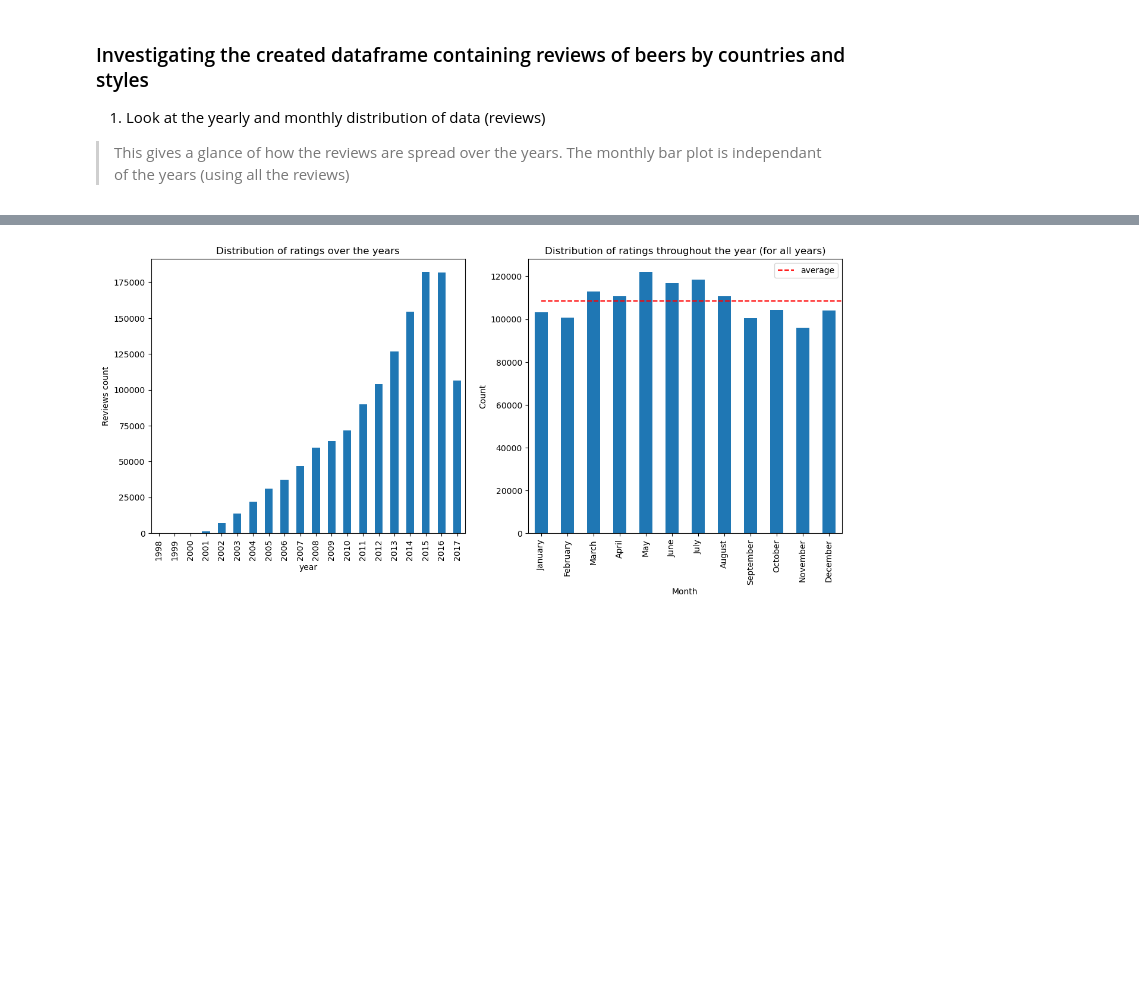
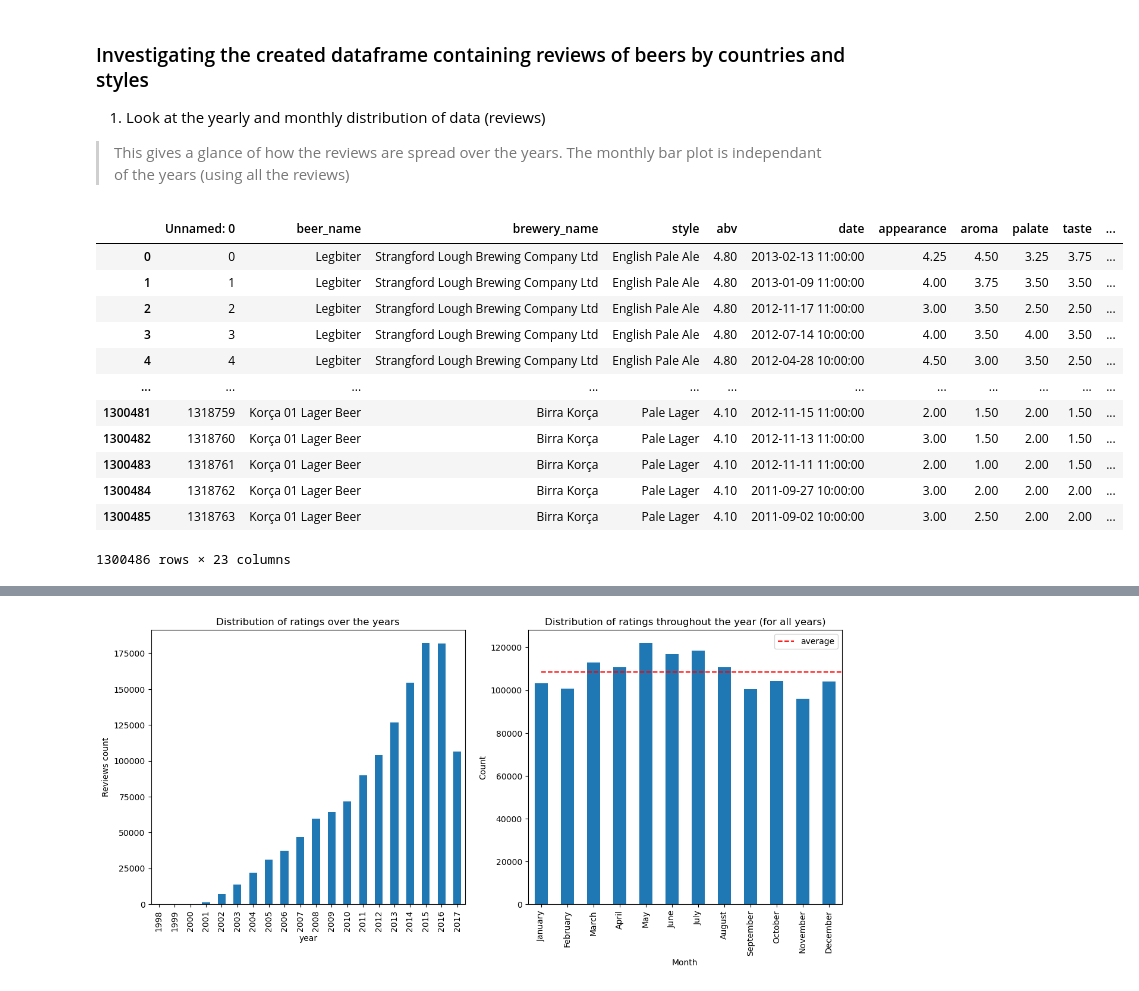
Before and after one commit to epfl-ada/ada-2024-project-kjaaanalytics, a Jupyter notebook: results.ipynb, the cells around one changed output, grey strips where cells are left out. Cells and saved outputs as stored; diff of their text form; code cells hidden in the pictures; blank space fills up the shorter version.

```diff
--- a/results.ipynb
+++ b/results.ipynb
@@ -509,6 +508,22 @@ Dataframe exported to 'local_data/cleaned_ratings.csv'!
 > This gives a glance of how the reviews are spread over the years. The monthly bar plot is independant of the years (using all the reviews)
 # %%
 # IF needed, load the cleaned dataset from .csv file
-DATA_INPUT_FOLDER = "../data/"
+DATA_INPUT_FOLDER = "../MA3/04_ADA/data/"
 
 df_ratings_cleaned = pd.read_csv(DATA_INPUT_FOLDER + "cleaned_ratings.csv", delimiter=',', header=[0], low_memory=False)
+# %%
+df_ratings_cleaned
+# %% [output]
+|  | Unnamed: 0 | beer_name | brewery_name | style | abv | date | appearance | aroma | palate | taste | ... |
+| 0 | 0 | Legbiter | Strangford Lough Brewing Company Ltd | English Pale Ale | 4.80 | 2013-02-13 11:00:00 | 4.25 | 4.50 | 3.25 | 3.75 | ... |
+| 1 | 1 | Legbiter | Strangford Lough Brewing Company Ltd | English Pale Ale | 4.80 | 2013-01-09 11:00:00 | 4.00 | 3.75 | 3.50 | 3.50 | ... |
+| 2 | 2 | Legbiter | Strangford Lough Brewing Company Ltd | English Pale Ale | 4.80 | 2012-11-17 11:00:00 | 3.00 | 3.50 | 2.50 | 2.50 | ... |
+| 3 | 3 | Legbiter | Strangford Lough Brewing Company Ltd | English Pale Ale | 4.80 | 2012-07-14 10:00:00 | 4.00 | 3.50 | 4.00 | 3.50 | ... |
+| 4 | 4 | Legbiter | Strangford Lough Brewing Company Ltd | English Pale Ale | 4.80 | 2012-04-28 10:00:00 | 4.50 | 3.00 | 3.50 | 2.50 | ... |
+| ... | ... | ... | ... | ... | ... | ... | ... | ... | ... | ... | ... |
+| 1300481 | 1318759 | Korça 01 Lager Beer | Birra Korça | Pale Lager | 4.10 | 2012-11-15 11:00:00 | 2.00 | 1.50 | 2.00 | 1.50 | ... |
+| 1300482 | 1318760 | Korça 01 Lager Beer | Birra Korça | Pale Lager | 4.10 | 2012-11-13 11:00:00 | 3.00 | 1.50 | 2.00 | 1.50 | ... |
+| 1300483 | 1318761 | Korça 01 Lager Beer | Birra Korça | Pale Lager | 4.10 | 2012-11-11 11:00:00 | 2.00 | 1.00 | 2.00 | 1.50 | ... |
+| 1300484 | 1318762 | Korça 01 Lager Beer | Birra Korça | Pale Lager | 4.10 | 2011-09-27 10:00:00 | 3.00 | 2.00 | 2.00 | 2.00 | ... |
+| 1300485 | 1318763 | Korça 01 Lager Beer | Birra Korça | Pale Lager | 4.10 | 2011-09-02 10:00:00 | 3.00 | 2.50 | 2.00 | 2.00 | ... |
+1300486 rows × 23 columns
```
Also changed, not shown: parts of 41 cells of this notebook, 23 other files.
